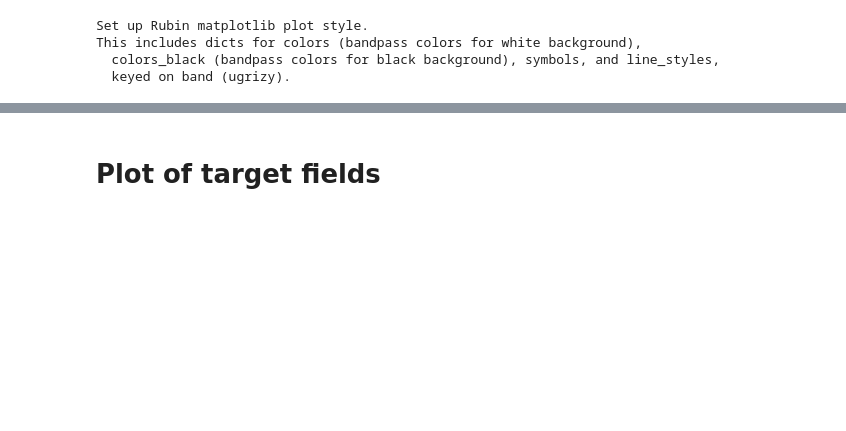
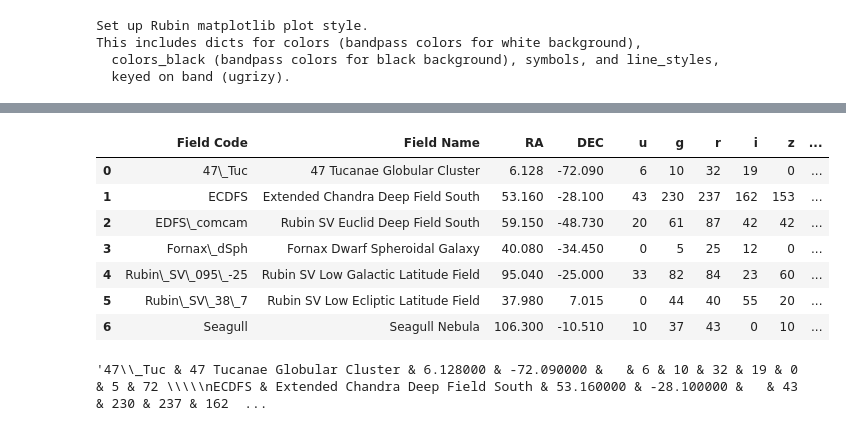
Before and after one commit to lsst/rtn-095, a Jupyter notebook: notebooks/dp1_fields_summary.ipynb, the cells around one changed output, grey strips where cells are left out. Cells and saved outputs as stored; diff of their text form; code cells hidden in the pictures; blank space fills up the shorter version.

```diff
--- a/notebooks/dp1_fields_summary.ipynb
+++ b/notebooks/dp1_fields_summary.ipynb
@@ -159,18 +186,36 @@ result
 # %%
 # Format the date to produce a latex table
-#Insert blank colum for nice spacing in table
-result.insert(4, ' ', ' ')
+# Insert blank colum for nice spacing in table
+dp1_targets_summary.insert(4, ' ', ' ')
 
 # Escape the underscores in the field names and codes
-result.columns = result.columns.str.replace('_', r'\_', regex=False)
-result = result.map(lambda x: x.replace('_', r'\_') if isinstance(x, str) else x)
+dp1_targets_summary.columns = dp1_targets_summary.columns.str.replace('_', r'\_', regex=False)
+dp1_targets_summary = dp1_targets_summary.map(lambda x: x.replace('_', r'\_') if isinstance(x, str) else x)
 
-data_latex = result.to_latex(index=False, escape=False, bold_rows=False,
-                            formatters={col: custom_float for col in result.columns}
+dp1_targets_summary_latex = dp1_targets_summary.to_latex(index=False,
+                                                         escape=False,
+                                                         bold_rows=False,
+                            formatters={col: custom_float
+                                        for col in dp1_targets_summary.columns}
                             )
 
 # Remove unnecessary latex
-res = data_latex.split("midrule\n", 1)[-1]  # Keeps the part after 'midrule'
-res = res.split("\\bottomrule", 1)[0]  # Keeps the part before 'bottomrule'
+data_latex = dp1_targets_summary_latex.split("midrule\n", 1)[-1]  # Keeps the part after 'midrule'
+data_latex = data_latex.split("\\bottomrule", 1)[0]  # Keeps the part before 'bottomrule'
+# %%
+dp1_targets_summary
+# %% [output]
+|  | Field Code | Field Name | RA | DEC |  | u | g | r | i | z | ... |
+| 0 | 47\_Tuc | 47 Tucanae Globular Cluster | 6.128 | -72.090 |  | 6 | 10 | 32 | 19 | 0 | ... |
+| 1 | ECDFS | Extended Chandra Deep Field South | 53.160 | -28.100 |  | 43 | 230 | 237 | 162 | 153 | ... |
+| 2 | EDFS\_comcam | Rubin SV Euclid Deep Field South | 59.150 | -48.730 |  | 20 | 61 | 87 | 42 | 42 | ... |
+| 3 | Fornax\_dSph | Fornax Dwarf Spheroidal Galaxy | 40.080 | -34.450 |  | 0 | 5 | 25 | 12 | 0 | ... |
+| 4 | Rubin\_SV\_095\_-25 | Rubin SV Low Galactic Latitude Field | 95.040 | -25.000 |  | 33 | 82 | 84 | 23 | 60 | ... |
+| 5 | Rubin\_SV\_38\_7 | Rubin SV Low Ecliptic Latitude Field | 37.980 | 7.015 |  | 0 | 44 | 40 | 55 | 20 | ... |
+| 6 | Seagull | Seagull Nebula | 106.300 | -10.510 |  | 10 | 37 | 43 | 0 | 10 | ... |
+# %%
+data_latex
+# %% [output]
+'47\\_Tuc & 47 Tucanae Globular Cluster & 6.128000 & -72.090000 &   & 6 & 10 & 32 & 19 & 0 & 5 & 72 \\\\\nECDFS & Extended Chandra Deep Field South & 53.160000 & -28.100000 &   & 43 & 230 & 237 & 162  ...
 # %%
 # Export to latex with deulxetable formatting
@@ -194,5 +238,3 @@ ICRS coordinates are in units of decimal degrees.
 \end{deluxetable}
 """)
 f.close()
-# %% [markdown]
-# Plot of target fields
```
Also changed, not shown: parts of 28 cells of this notebook.
